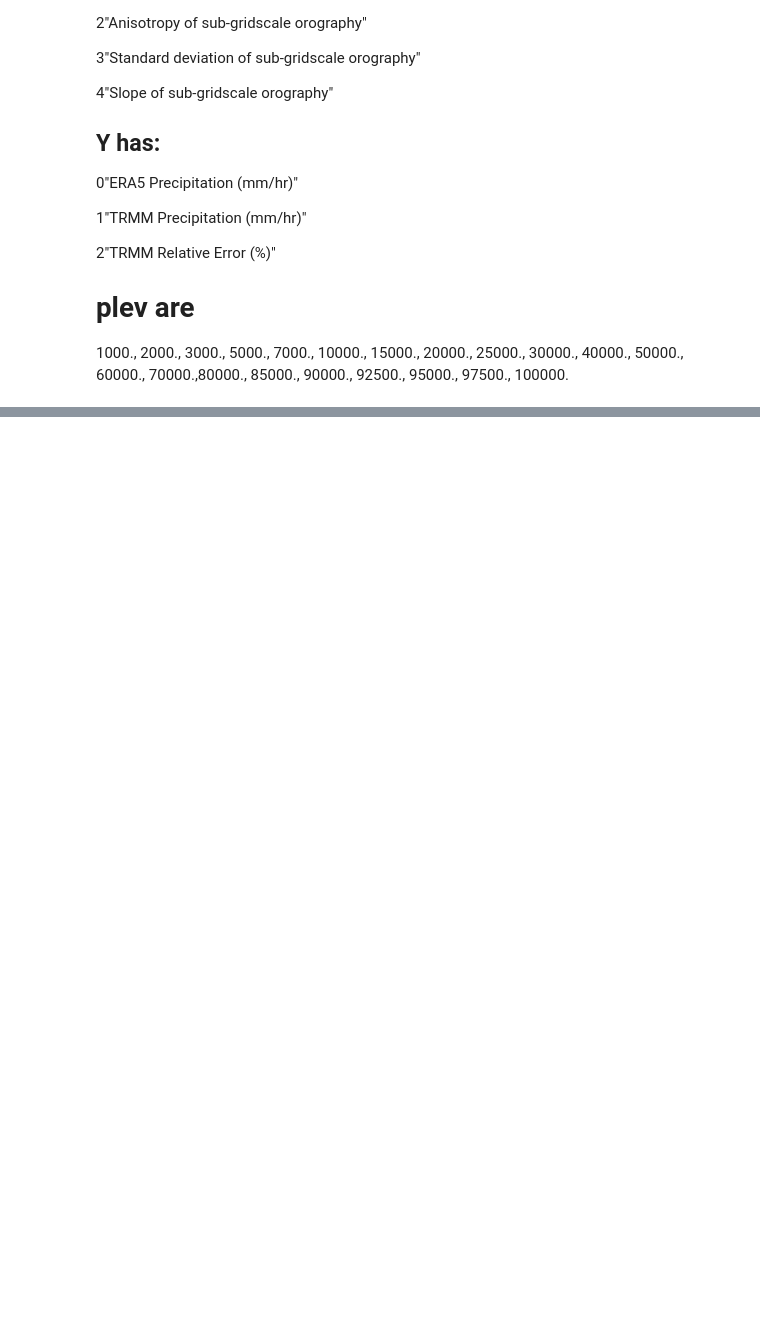
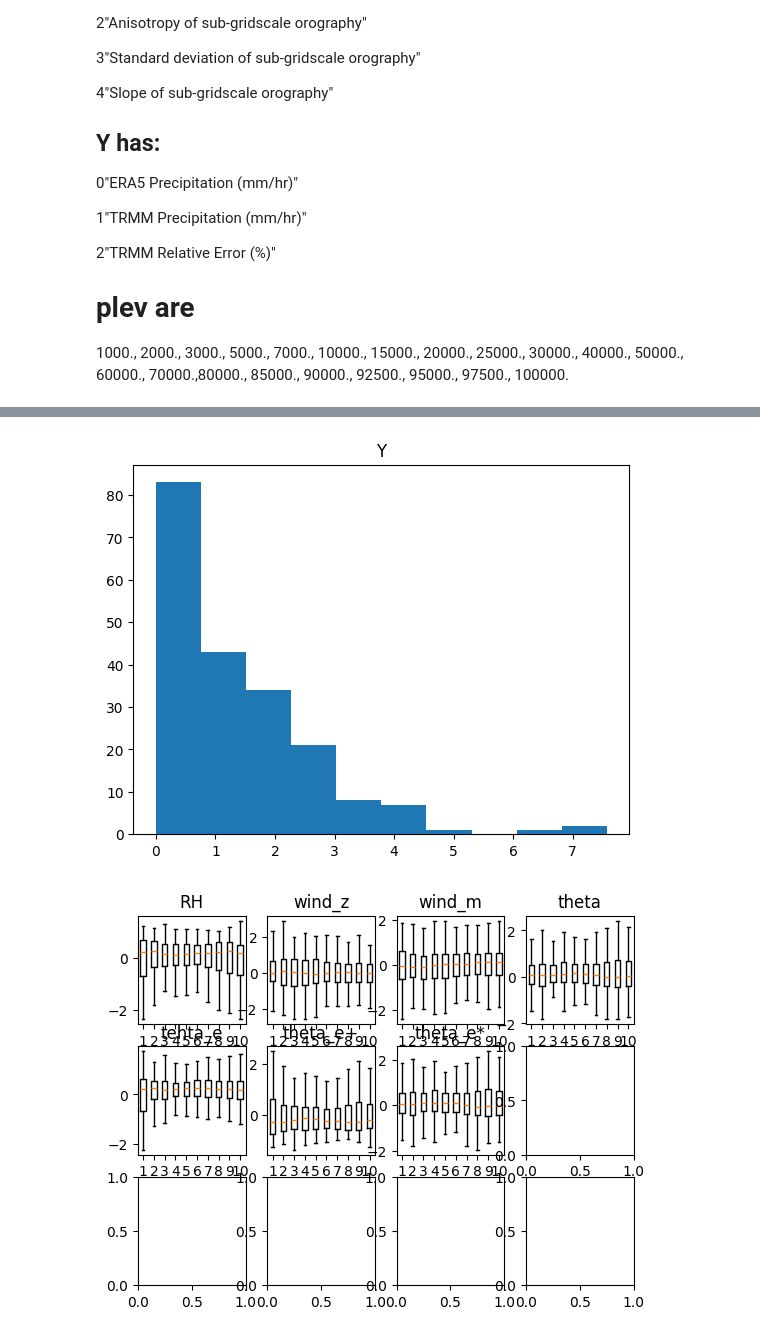
Before and after one commit to JaxGaussianProcesses/GPJax, a Jupyter notebook: Play_2.ipynb, the cells around one changed output, grey strips where cells are left out. Saved outputs shown, nothing was run; the diff lists cells and outputs as text; code cells hidden in the pictures; blank space fills up the shorter version.

```diff
--- a/Play_2.ipynb
+++ b/Play_2.ipynb
@@ -312,7 +329,10 @@ def init_likelihood(data, obs_stddev = jnp.array(1.0, dtype=jnp.float64) ):
 # %%
 # prep fancy kernel for model
 # first fit with small data to get init for SVGP
-num_data_for_init=100
+num_data_for_init=200
 D_small = D.get_subset(num_data_for_init, space_filling=False,use_output=True)
 
 plot_data(problem_info, D_small)
+# %% [output]
+[figure, added]
+[figure, added]
```
Also changed, not shown: parts of 7 cells of this notebook, 3 other files.
